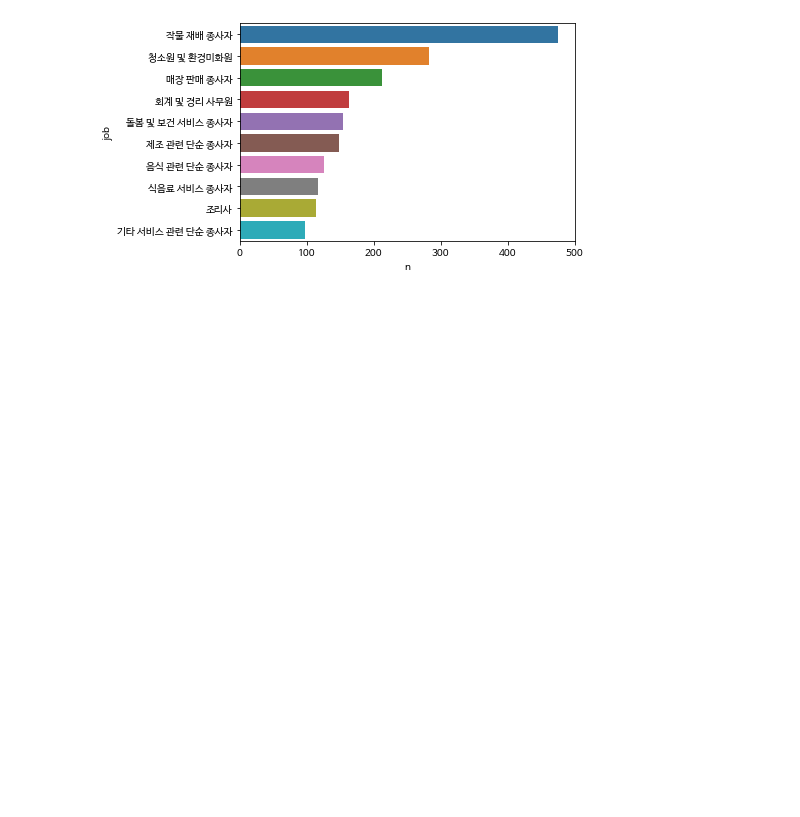
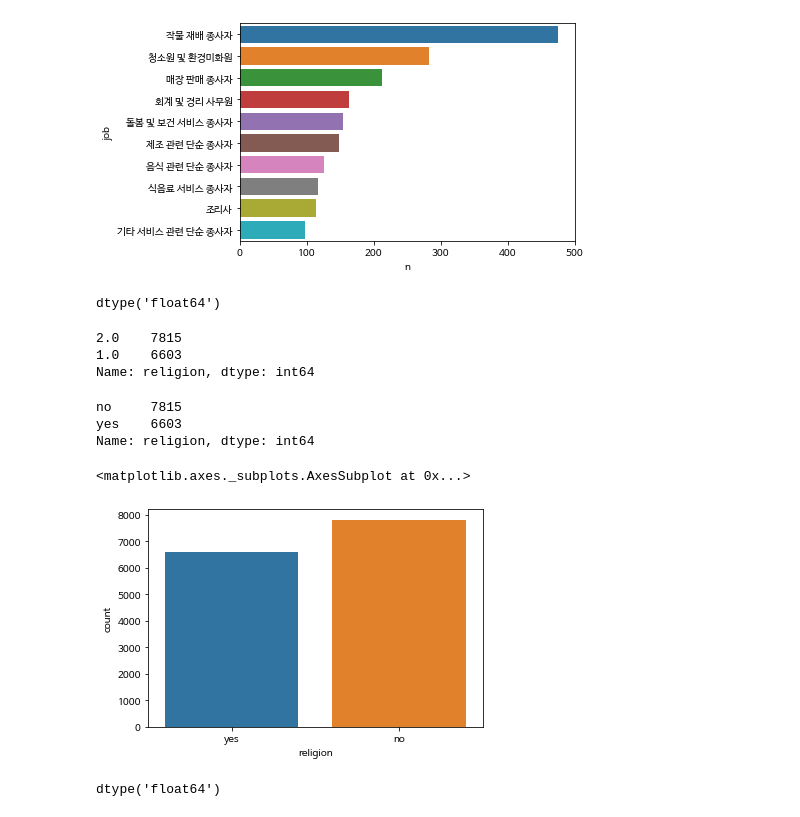
Before and after one commit to chaiminwoo0223/Data-Analysis, a Jupyter notebook: 08 - example.ipynb, the cells around one changed output. Saved outputs shown, nothing was run; the diff lists cells and outputs as text; code cells hidden in the pictures; blank space fills up the shorter version.

```diff
--- a/08 - example.ipynb
+++ b/08 - example.ipynb
@@ -563,3 +563,30 @@ sns.barplot(data = job_female, x = 'n', y = 'job').set(xlim = (0,500))
 # %% [output]
 [(0.0, 500.0)]
 [figure]
+# %%
+welfare['religion'].dtypes
+# %% [output]
+dtype('float64')
+# %%
+welfare['religion'].value_counts()
+# %% [output]
+2.0    7815
+1.0    6603
+Name: religion, dtype: int64
+# %%
+# 종교 유무 이름 부여하기
+welfare['religion'] = np.where(welfare['religion'] == 1, 'yes', 'no')
+welfare['religion'].value_counts()
+# %% [output]
+no     7815
+yes    6603
+Name: religion, dtype: int64
+# %%
+sns.countplot(data = welfare, x = 'religion')
+# %% [output]
+<matplotlib.axes._subplots.AxesSubplot at 0x...>
+[figure, added]
+# %%
+welfare['marriage_type'].dtypes
+# %% [output]
+dtype('float64')
```
Also changed, not shown: parts of 6 cells of this notebook.
